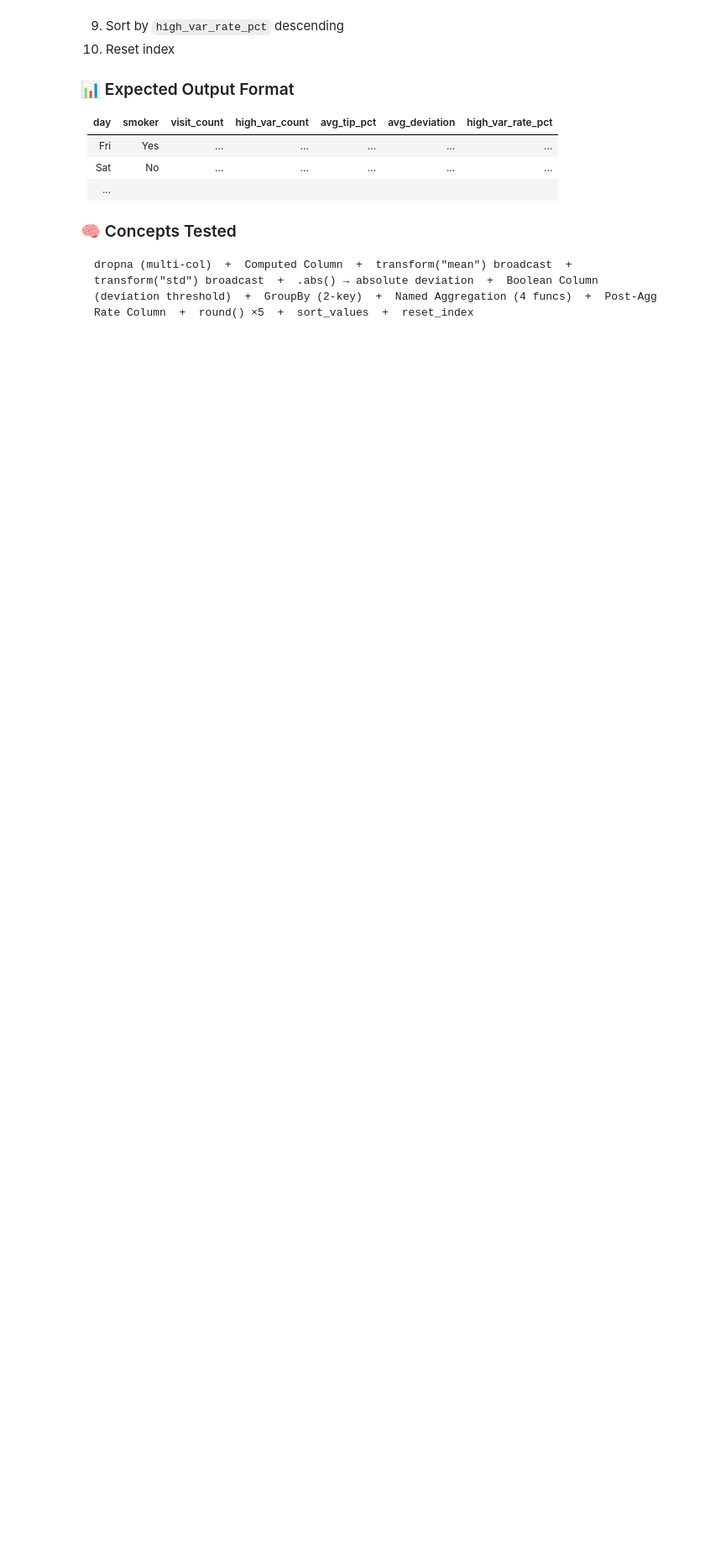
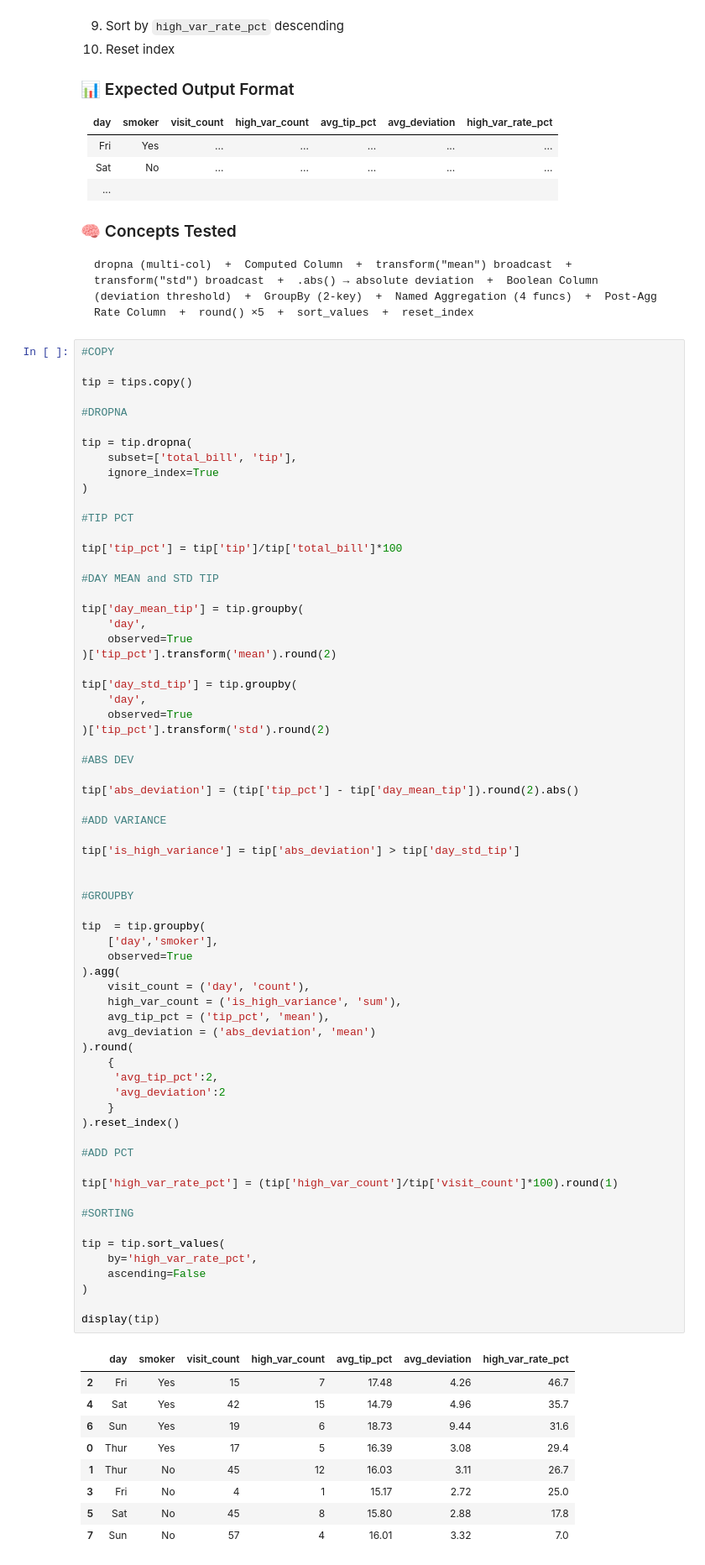
Before and after one commit to abhishekkatewaofficial-lab/Machine-Learning, a Jupyter notebook: Notes/Pandas/4. Practice/Pandas_Practice_Series_Notebook_02.ipynb, the cells around one changed output. Shown at 84% size. Saved outputs shown, nothing was run; the diff lists cells and outputs as text; blank space fills up the shorter version.

````diff
--- a/Notes/Pandas/4. Practice/Pandas_Practice_Series_Notebook_02.ipynb
+++ b/Notes/Pandas/4. Practice/Pandas_Practice_Series_Notebook_02.ipynb
@@ -7296,6 +7372,82 @@ After grouping, compute `high_var_rate_pct` = (`high_var_count` / `visit_count`)
 ```
 dropna (multi-col)  +  Computed Column  +  transform("mean") broadcast  +  transform("std") broadcast  +  .abs() → absolute deviation  +  Boolean Column (deviation threshold)  +  GroupBy (2-key)  +  Named Aggregation (4 funcs)  +  Post-Agg Rate Column  +  round() ×5  +  sort_values  +  reset_index
 ```
+# %%
+#COPY
+
+tip = tips.copy()
+
+#DROPNA
+
+tip = tip.dropna(
+    subset=['total_bill', 'tip'],
+    ignore_index=True
+)
+
+#TIP PCT
+
+tip['tip_pct'] = tip['tip']/tip['total_bill']*100
+
+#DAY MEAN and STD TIP
+
+tip['day_mean_tip'] = tip.groupby(
+    'day',
+    observed=True
+)['tip_pct'].transform('mean').round(2)
+
+tip['day_std_tip'] = tip.groupby(
+    'day',
+    observed=True
+)['tip_pct'].transform('std').round(2)
+
+#ABS DEV
+
+tip['abs_deviation'] = (tip['tip_pct'] - tip['day_mean_tip']).round(2).abs()
+
+#ADD VARIANCE
+
+tip['is_high_variance'] = tip['abs_deviation'] > tip['day_std_tip']
+
+
+#GROUPBY
+
+tip  = tip.groupby(
+    ['day','smoker'],
+    observed=True
+).agg(
+    visit_count = ('day', 'count'),
+    high_var_count = ('is_high_variance', 'sum'),
+    avg_tip_pct = ('tip_pct', 'mean'),
+    avg_deviation = ('abs_deviation', 'mean')
+).round(
+    {
+     'avg_tip_pct':2,
+     'avg_deviation':2
+    }
+).reset_index()
+
+#ADD PCT
+
+tip['high_var_rate_pct'] = (tip['high_var_count']/tip['visit_count']*100).round(1)
+
+#SORTING
+
+tip = tip.sort_values(
+    by='high_var_rate_pct',
+    ascending=False
+)
+
+display(tip)
+# %% [output]
+|  | day | smoker | visit_count | high_var_count | avg_tip_pct | avg_deviation | high_var_rate_pct |
+| 2 | Fri | Yes | 15 | 7 | 17.48 | 4.26 | 46.7 |
+| 4 | Sat | Yes | 42 | 15 | 14.79 | 4.96 | 35.7 |
+| 6 | Sun | Yes | 19 | 6 | 18.73 | 9.44 | 31.6 |
+| 0 | Thur | Yes | 17 | 5 | 16.39 | 3.08 | 29.4 |
+| 1 | Thur | No | 45 | 12 | 16.03 | 3.11 | 26.7 |
+| 3 | Fri | No | 4 | 1 | 15.17 | 2.72 | 25.0 |
+| 5 | Sat | No | 45 | 8 | 15.80 | 2.88 | 17.8 |
+| 7 | Sun | No | 57 | 4 | 16.01 | 3.32 | 7.0 |
 # %% [markdown]
 <details>
 <summary>💡 Hint — Click to expand (try on your own first!)</summary>
````
Also changed, not shown: parts of 4 cells of this notebook, 1 other file.
